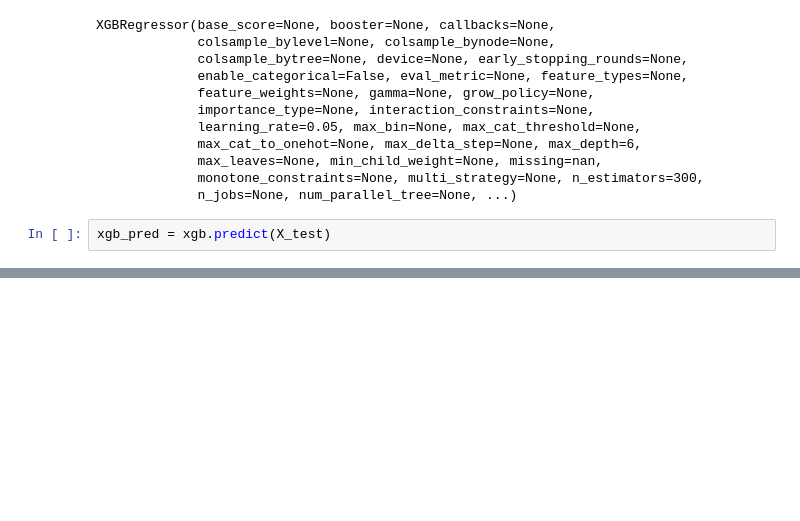
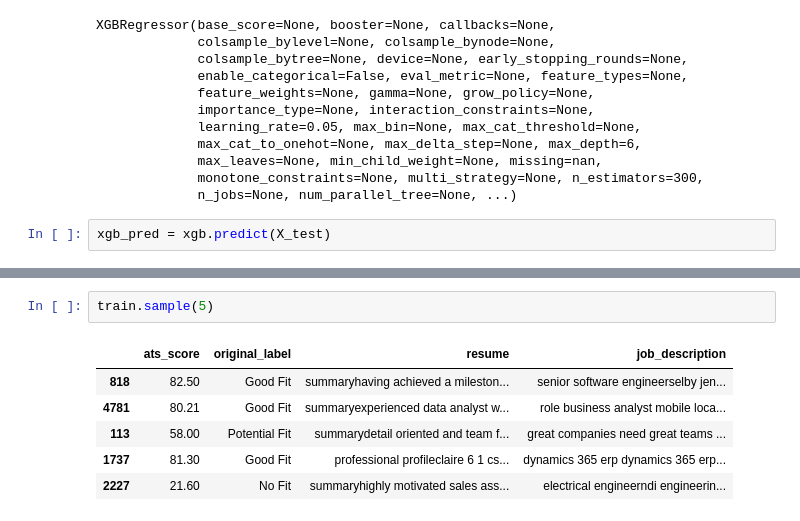
Before and after one commit to pranta2003/ATS-Score-Prediction, a Jupyter notebook: ats-score-prediction-project.ipynb, the cells around one changed output, grey strips where cells are left out. Cells and saved outputs as stored; diff of their text form; blank space fills up the shorter version.

Commit message:
Kaggle Notebook | ATS_Score_prediction_Project | KFold cross validation  , Linear Regression , weight KNN Version 5

```diff
--- a/ats-score-prediction-project.ipynb
+++ b/ats-score-prediction-project.ipynb
@@ -433,0 +525,9 @@ results
+# %%
+train.sample(5)
+# %% [output]
+|  | ats_score | original_label | resume | job_description |
+| 818 | 82.50 | Good Fit | summaryhaving achieved a mileston... | senior software engineerselby jen... |
+| 4781 | 80.21 | Good Fit | summaryexperienced data analyst w... | role business analyst mobile loca... |
+| 113 | 58.00 | Potential Fit | summarydetail oriented and team f... | great companies need great teams ... |
+| 1737 | 81.30 | Good Fit | professional profileclaire 6 1 cs... | dynamics 365 erp dynamics 365 erp... |
+| 2227 | 21.60 | No Fit | summaryhighly motivated sales ass... | electrical engineerndi engineerin... |
```
Also changed, not shown: parts of 22 cells of this notebook.
